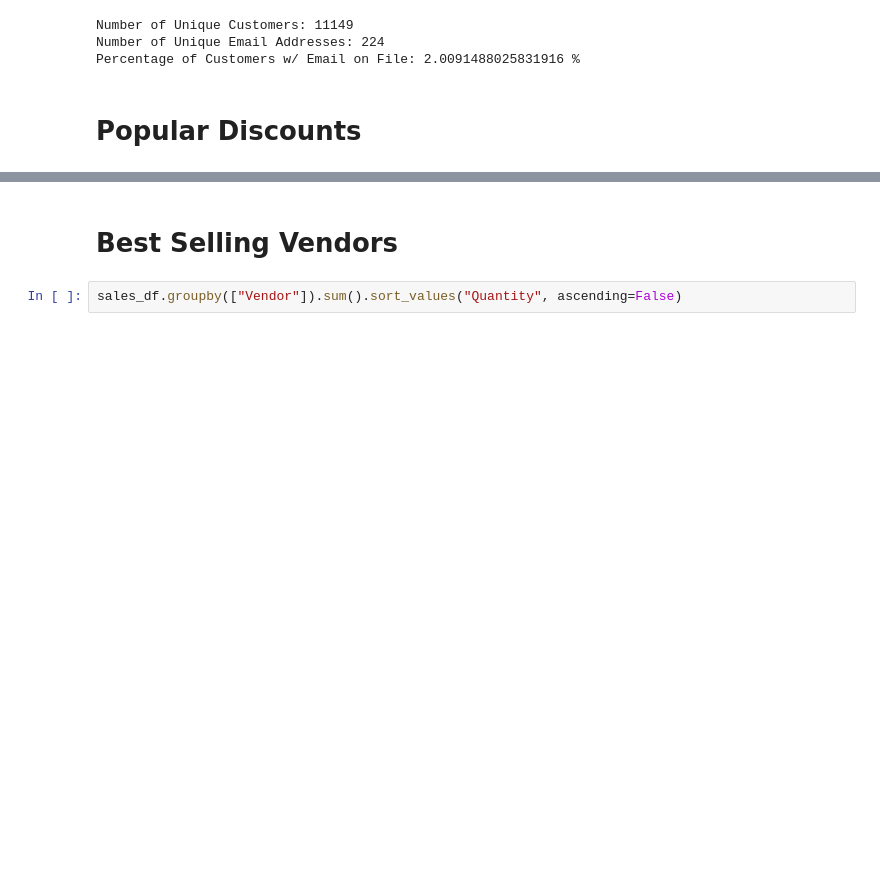
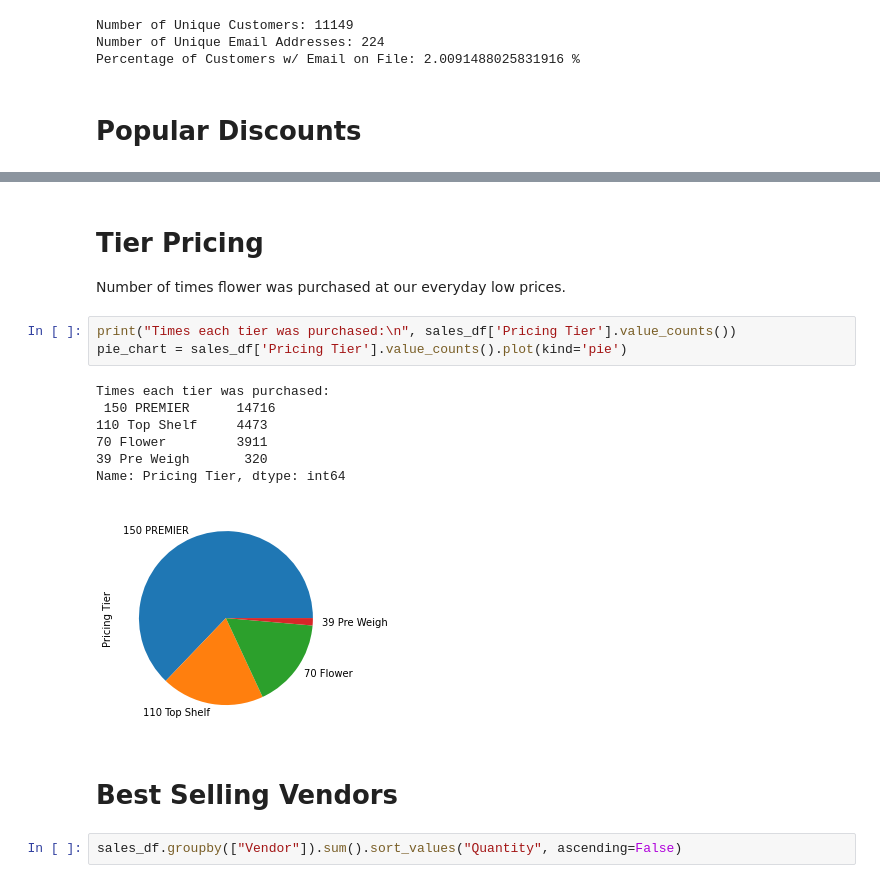
Before and after one commit to thomashedgepath/sales-data-workbook, a Jupyter notebook: workbook.ipynb, the cells around one changed output, grey strips where cells are left out. Cells and saved outputs as stored; diff of their text form; blank space fills up the shorter version.

Commit message:
Tier Pricing chart added

```diff
--- a/workbook.ipynb
+++ b/workbook.ipynb
@@ -231,3 +235,17 @@ Name: Account Type, Length: 101688, dtype: object
+# %% [markdown]
+# Tier Pricing
+Number of times flower was purchased at our everyday low prices.
+# %%
+print("Times each tier was purchased:\n", sales_df['Pricing Tier'].value_counts())
+pie_chart = sales_df['Pricing Tier'].value_counts().plot(kind='pie')
+# %% [output]
+Times each tier was purchased:
+ 150 PREMIER      14716
+110 Top Shelf     4473
+70 Flower         3911
+39 Pre Weigh       320
+Name: Pricing Tier, dtype: int64
+[figure, added]
 # %% [markdown]
 # Best Selling Vendors
 # %%
```
Also changed, not shown: parts of 10 cells of this notebook, 1 other file.
